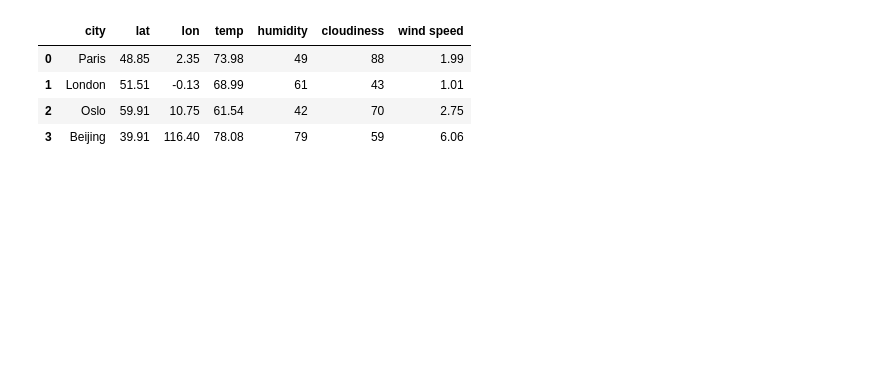
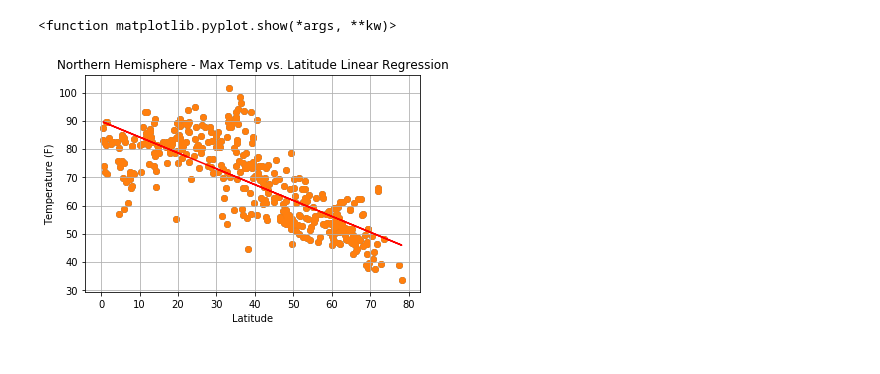
Before and after one commit to hbielser/python-api-challenge, a Jupyter notebook: WeatherPy/weatherPy.ipynb, the cells around one changed output. Drawn from its saved outputs; the diff is of its cells as text; code cells hidden in the pictures; blank space fills up the shorter version.

```diff
--- a/WeatherPy/weatherPy.ipynb
+++ b/WeatherPy/weatherPy.ipynb
@@ -204,36 +237,34 @@ plt.savefig("WindVsLat.png")
 # %%
 #Run linear regression on each relationship, only this time separating them into Northern Hemisphere
 #(greater than or equal to 0 degrees latitude) and Southern Hemisphere (less than 0 degrees latitude)
 #Matplotlib Unit Day 3, Activity 8
 # Northern Hemisphere - Temperature (F) vs. Latitude
-#restrict data frame
+#create Northern Hemisphere dataframe
 weather_data_north = weather_data.loc[weather_data["lat"] >= 0]
 
 #build scatter plot
 plt.scatter(weather_data_north["lat"], weather_data_north["temp"], marker="o")
 
 #add linear regression (make var names unique)
-x_values = weather_data_north['lat']
-y_values = weather_data_north['temp']
-(slope, intercept, rvalue, pvalue, stderr) = linregress(x_values, y_values)
-regress_values = x_values * slope + intercept
-line_eq = "y = " + str(round(slope,2)) + "x + " + str(round(intercept,2))
-plt.scatter(x_values,y_values)
-plt.plot(x_values,regress_values,"r-")
-plt.annotate(line_eq,(6,10),fontsize=15,color="red")
+temp_lat_n_x_values = weather_data_north['lat']
+temp_lat_n_y_values = weather_data_north['temp']
+(slope, intercept, rvalue, pvalue, stderr) = linregress(temp_lat_n_x_values, temp_lat_n_y_values)
+temp_lat_n_regress_values = temp_lat_n_x_values * slope + intercept
+temp_lat_n_line_eq = "y = " + str(round(slope,2)) + "x + " + str(round(intercept,2))
+plt.scatter(temp_lat_n_x_values,temp_lat_n_y_values)
+plt.plot(temp_lat_n_x_values,temp_lat_n_regress_values,"r-")
+plt.annotate(temp_lat_n_line_eq,(6,10),fontsize=15)
 
 # Incorporate the other graph properties
-plt.title("Temperature vs. Latitude")
+plt.title("Northern Hemisphere - Max Temp vs. Latitude Linear Regression")
 plt.ylabel("Temperature (F)")
 plt.xlabel("Latitude")
 plt.grid(True)
-plt.show
 
 # Save the figure
-plt.savefig("TempVsLatRegress.png")
+plt.savefig("TempVsLatRegressNorth.png")
+
+plt.show
 # %% [output]
-|  | city | lat | lon | temp | humidity | cloudiness | wind speed |
-| 0 | Paris | 48.85 | 2.35 | 73.98 | 49 | 88 | 1.99 |
-| 1 | London | 51.51 | -0.13 | 68.99 | 61 | 43 | 1.01 |
-| 2 | Oslo | 59.91 | 10.75 | 61.54 | 42 | 70 | 2.75 |
-| 3 | Beijing | 39.91 | 116.40 | 78.08 | 79 | 59 | 6.06 |
+<function matplotlib.pyplot.show(*args, **kw)>
+[figure, added]
```
Also changed, not shown: parts of 26 cells of this notebook, 19 other files.
